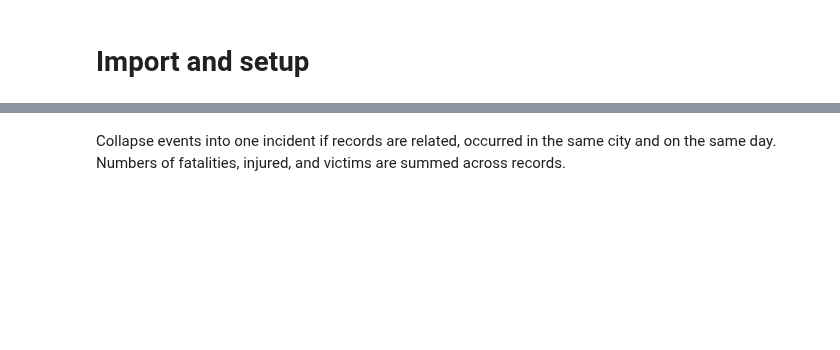
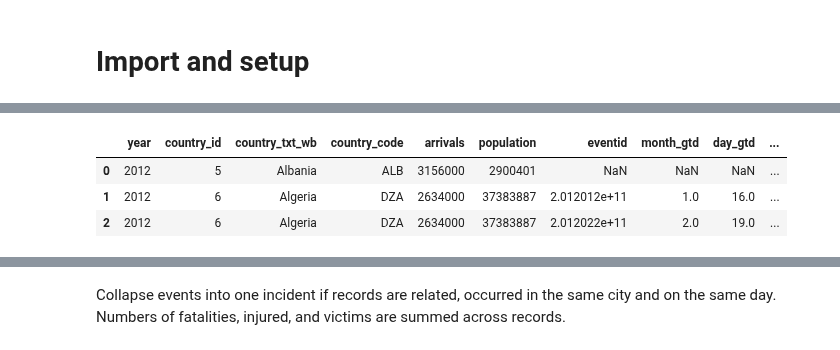
Before and after one commit to brooke-l-hawkins/milestone-i-project, a Jupyter notebook: code/join_data.ipynb, the cells around one changed output, grey strips where cells are left out. Saved outputs shown, nothing was run; the diff lists cells and outputs as text; code cells hidden in the pictures; blank space fills up the shorter version.

```diff
--- a/code/join_data.ipynb
+++ b/code/join_data.ipynb
@@ -21,0 +70,12 @@ Relevant variables are `multiple`, which indicates whether attacks are connected
+# %%
+# rename year column
+tourism_pop_df.rename(columns={'year_wb':'year'}, inplace=True)
+
+# set columns for join as indices
+tourism_pop_df.set_index(['year', 'country_id'], inplace=True)
+
+# sort by index
+tourism_pop_df.sort_index(inplace=True)
+
+# examine result
+tourism_pop_df.head(3)
@@ -22,3 +92,8 @@ Relevant variables are `multiple`, which indicates whether attacks are connected
+# %%
+# join tourism, population and terrorism data
+df = tourism_pop_df.join(terrorism_df, how='left')
+# reset index
+df.reset_index(inplace=True)
 # %%
 df.shape
 # %% [output]
@@ -25,0 +101,7 @@ df.shape
+# %%
+df.head(3)
+# %% [output]
+|  | year | country_id | country_txt_wb | country_code | arrivals | population | eventid | month_gtd | day_gtd | ... |
+| 0 | 2012 | 5 | Albania | ALB | 3156000 | 2900401 | NaN | NaN | NaN | ... |
+| 1 | 2012 | 6 | Algeria | DZA | 2634000 | 37383887 | 2.012012e+11 | 1.0 | 16.0 | ... |
+| 2 | 2012 | 6 | Algeria | DZA | 2634000 | 37383887 | 2.012022e+11 | 2.0 | 19.0 | ... |
```
Also changed, not shown: parts of 28 cells of this notebook, 1 other file.
